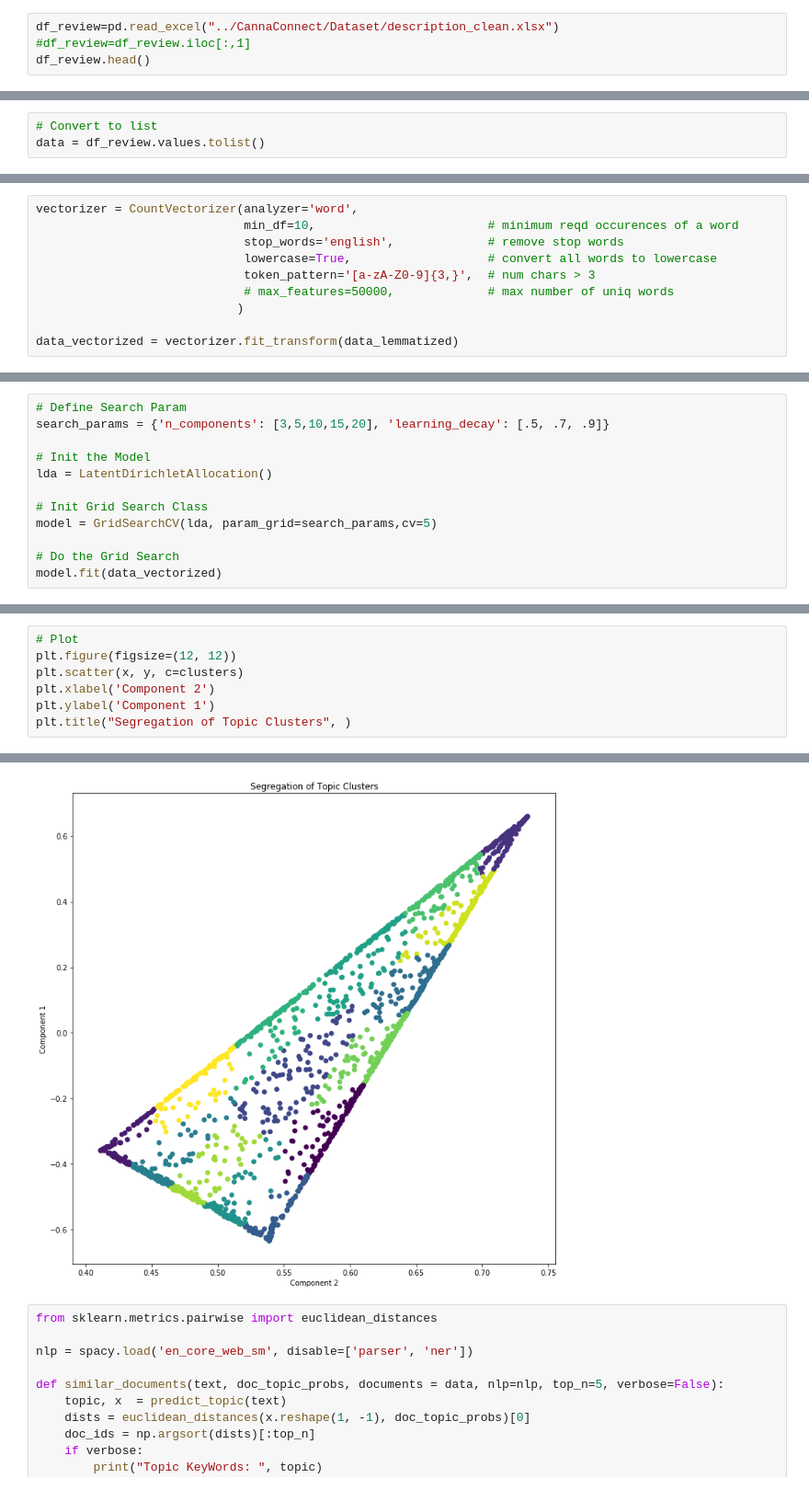
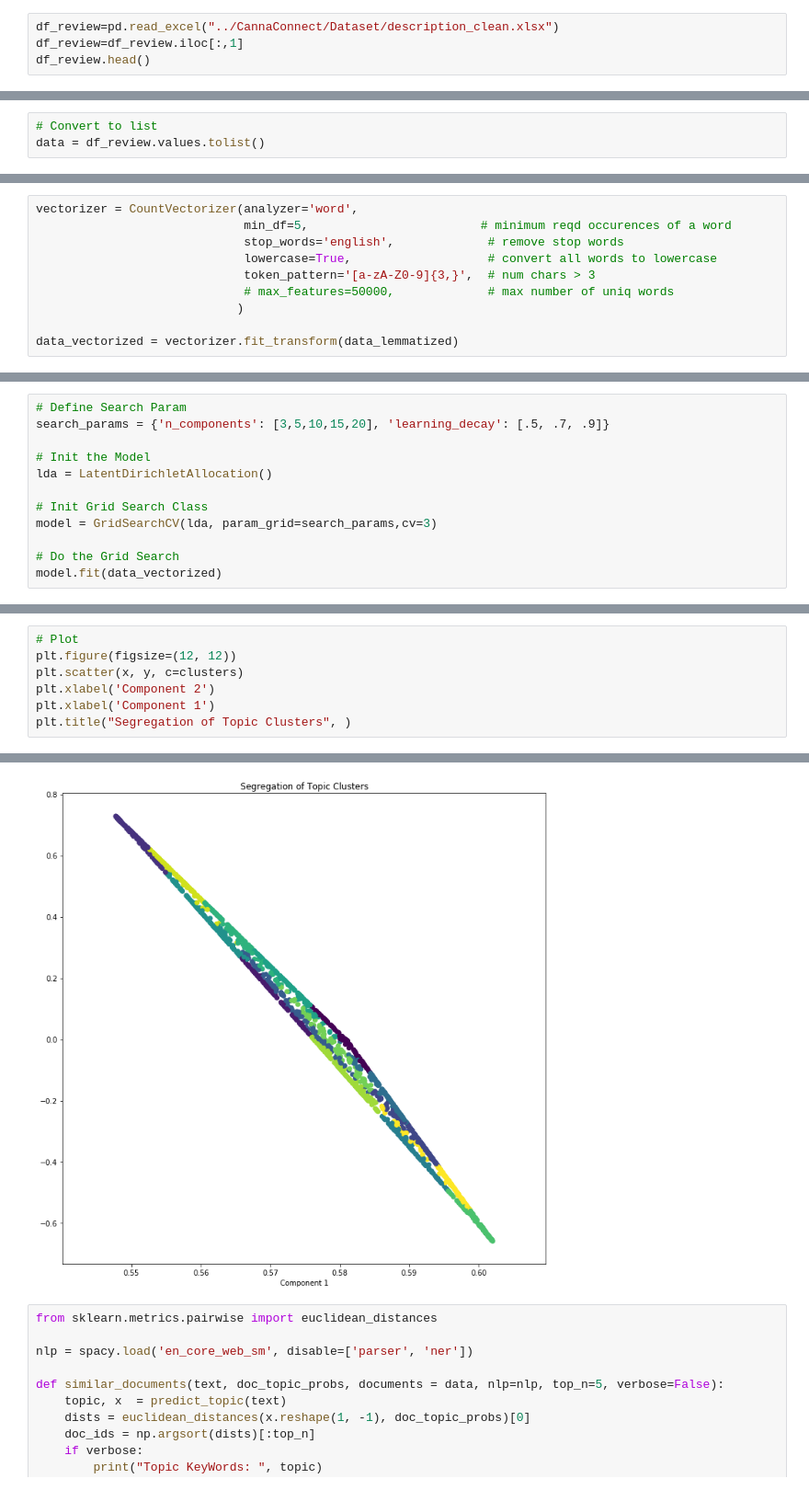
Before and after one commit to dastous/MMAI-19-capstone-project, a Jupyter notebook: Workbook/6_0-Topic LDA.ipynb, the cells around one changed output, grey strips where cells are left out. Shown: that part at 92% size. Saved outputs shown, nothing was run; the diff lists cells and outputs as text.

```diff
--- a/Workbook/6_0-Topic LDA.ipynb
+++ b/Workbook/6_0-Topic LDA.ipynb
@@ -59,6 +60,6 @@ logging.basicConfig(format='%(asctime)s : %(levelname)s : %(message)s', level=lo
 warnings.filterwarnings("ignore",category=DeprecationWarning)
 # %%
 df_review=pd.read_excel("../CannaConnect/Dataset/description_clean.xlsx")
-#df_review=df_review.iloc[:,1]
+df_review=df_review.iloc[:,1]
 df_review.head()
 # %% [output]
@@ -103,6 +104,6 @@ print(data_lemmatized[:2])
 # %%
 vectorizer = CountVectorizer(analyzer='word',
-                             min_df=10,                        # minimum reqd occurences of a word
+                             min_df=5,                        # minimum reqd occurences of a word
                              stop_words='english',             # remove stop words
                              lowercase=True,                   # convert all words to lowercase
                              token_pattern='[a-zA-Z0-9]{3,}',  # num chars > 3
@@ -176,7 +176,7 @@ search_params = {'n_components': [3,5,10,15,20], 'learning_decay': [.5, .7, .9]}
 lda = LatentDirichletAllocation()
 
 # Init Grid Search Class
-model = GridSearchCV(lda, param_grid=search_params,cv=5)
+model = GridSearchCV(lda, param_grid=search_params,cv=3)
 
 # Do the Grid Search
 model.fit(data_vectorized)
@@ -387,13 +392,13 @@ Perc of Variance Explained:
 # %%
 # Plot
 plt.figure(figsize=(12, 12))
 plt.scatter(x, y, c=clusters)
 plt.xlabel('Component 2')
-plt.ylabel('Component 1')
+plt.xlabel('Component 1')
 plt.title("Segregation of Topic Clusters", )
 # %% [output]
 Text(0.5, 1.0, 'Segregation of Topic Clusters')
-[figure, old version]
+[figure, new version]
 # %%
 from sklearn.metrics.pairwise import euclidean_distances
 
```
Also changed, not shown: parts of 18 cells of this notebook, 3 other files.
